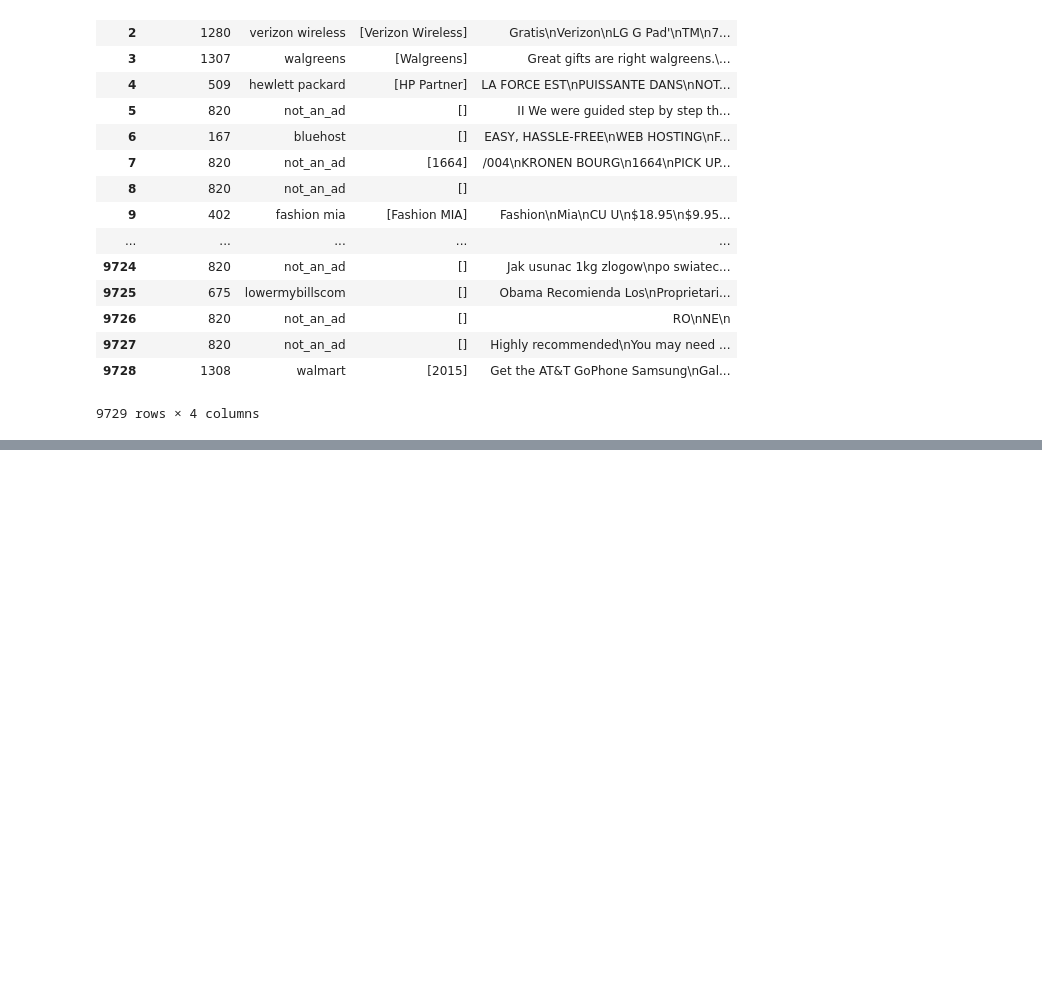
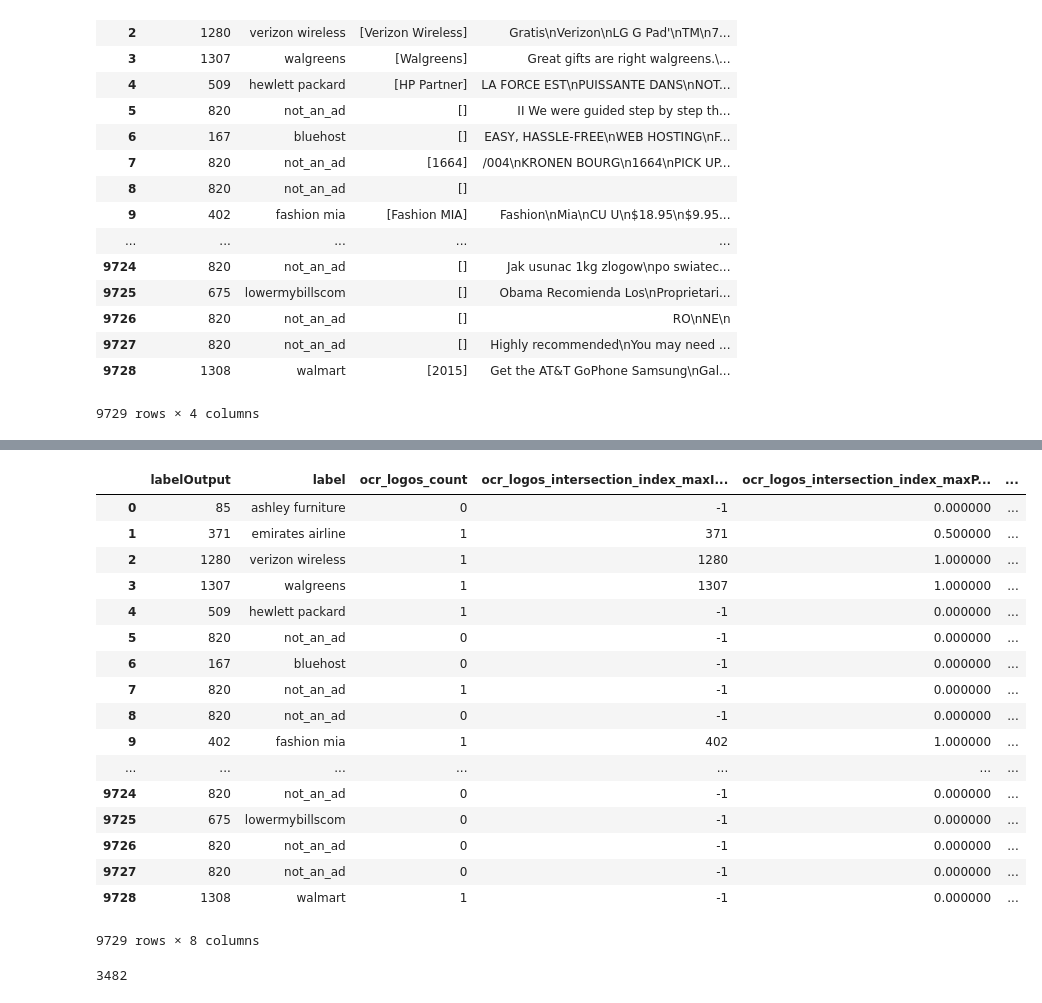
Before and after one commit to siddhartha-chandra/AdPredictor, a Jupyter notebook: sample/Notebook/Ad_Predictor.ipynb, the cells around one changed output, grey strips where cells are left out. Drawn from its saved outputs; the diff is of its cells as text; code cells hidden in the pictures; blank space fills up the shorter version.

```diff
--- a/sample/Notebook/Ad_Predictor.ipynb
+++ b/sample/Notebook/Ad_Predictor.ipynb
@@ -202,0 +134,16 @@ filtered1
+# %%
+#1. filter ocr_logos -- [5019/9729 data points with  ocr_logo_present]
+#2. ocr_logos_count
+
+#analysis:
+#677 multiple ocr_logos; reduces to 644 when Set is used
+#multiple ocr_logos can be insightful. Sometimes ocr_logos (a,b) -> output a; other times ocr_logo b -> output a (eg. unibet)
+
+
+fil = [set(k) for k in filtered['ocr_logos'].values]
+filtered['ocr_logos'] = fil
+filteredCount = [len(k) for k in fil]
+#filtered = filtered.drop('ocr_logos_count', axis=1)
+filtered.insert(loc=2, column='ocr_logos_count', value= filteredCount)
+filtered
+#filtered.loc[filtered['ocr_logos_count']>1]
@@ -202,0 +276,50 @@ filtered1
+# %%
+#add column - ocr_logos_intersection_maxIndex
+#add column - ocr_logos_intersection_maxpercentage
+
+col = filtered['ocr_logos_intersection_index_percentage'].values
+res = []
+for entrySets in col:
+    entryList = []
+    if (len(entrySets)==0):
+        res = res + []
+    else:
+        for e in entrySets:
+            opLabelMax = (0,'',0.0)
+            for k in range(0,len(e)):
+                if e[k][2]>opLabelMax[2]:
+                    opLabelMax = (e[k][0],e[k][1],e[k][2])
+            entryList = entryList + [opLabelMax]
+    res = res + [entryList]
+
+filtered = filtered.drop('ocr_logos_intersection_index_maxIndex', axis = 1)
+filtered = filtered.drop('ocr_logos_intersection_index_maxPercentage', axis = 1)
+filtered.insert(loc=3, column='ocr_logos_intersection_index_maxIndex', value= [r[0][0] if len(r)>0 else -1 for r in res])
+filtered.insert(loc=4, column='ocr_logos_intersection_index_maxPercentage', value= [r[0][2] if len(r)>0 else 0.0 for r in res])
+filtered
+# %% [output]
+|  | labelOutput | label | ocr_logos_count | ocr_logos_intersection_index_maxI... | ocr_logos_intersection_index_maxP... | ... |
+| 0 | 85 | ashley furniture | 0 | -1 | 0.000000 | ... |
+| 1 | 371 | emirates airline | 1 | 371 | 0.500000 | ... |
+| 2 | 1280 | verizon wireless | 1 | 1280 | 1.000000 | ... |
+| 3 | 1307 | walgreens | 1 | 1307 | 1.000000 | ... |
+| 4 | 509 | hewlett packard | 1 | -1 | 0.000000 | ... |
+| 5 | 820 | not_an_ad | 0 | -1 | 0.000000 | ... |
+| 6 | 167 | bluehost | 0 | -1 | 0.000000 | ... |
+| 7 | 820 | not_an_ad | 1 | -1 | 0.000000 | ... |
+| 8 | 820 | not_an_ad | 0 | -1 | 0.000000 | ... |
+| 9 | 402 | fashion mia | 1 | 402 | 1.000000 | ... |
+| ... | ... | ... | ... | ... | ... | ... |
+| 9724 | 820 | not_an_ad | 0 | -1 | 0.000000 | ... |
+| 9725 | 675 | lowermybillscom | 0 | -1 | 0.000000 | ... |
+| 9726 | 820 | not_an_ad | 0 | -1 | 0.000000 | ... |
+| 9727 | 820 | not_an_ad | 0 | -1 | 0.000000 | ... |
+| 9728 | 1308 | walmart | 1 | -1 | 0.000000 | ... |
+9729 rows × 8 columns
+# %%
+#remove all not_an_ad entries and entries with no ocr_logo_intersection output
+
+filtered2 = filtered.loc[filtered['labelOutput'] != 820]
+filtered2 = filtered2.loc[filtered['ocr_logos_intersection_index_maxIndex'] != -1]
+# %% [output]
+3482
```
Also changed, not shown: parts of 19 cells of this notebook.
